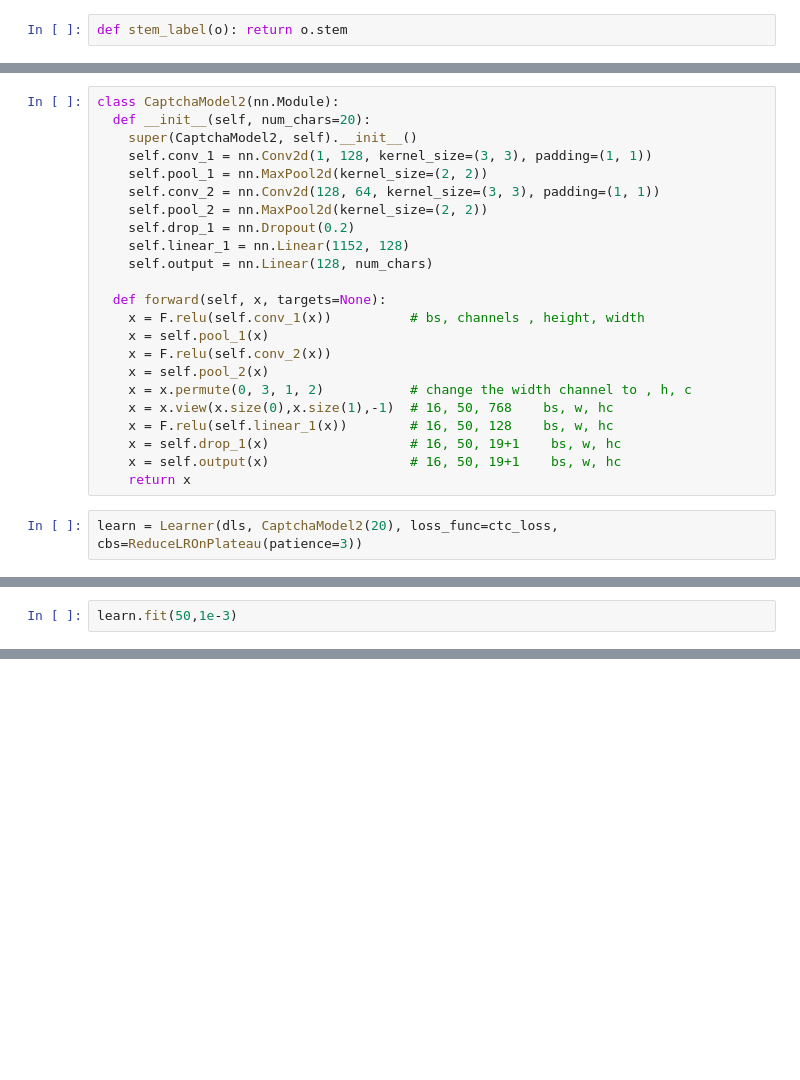
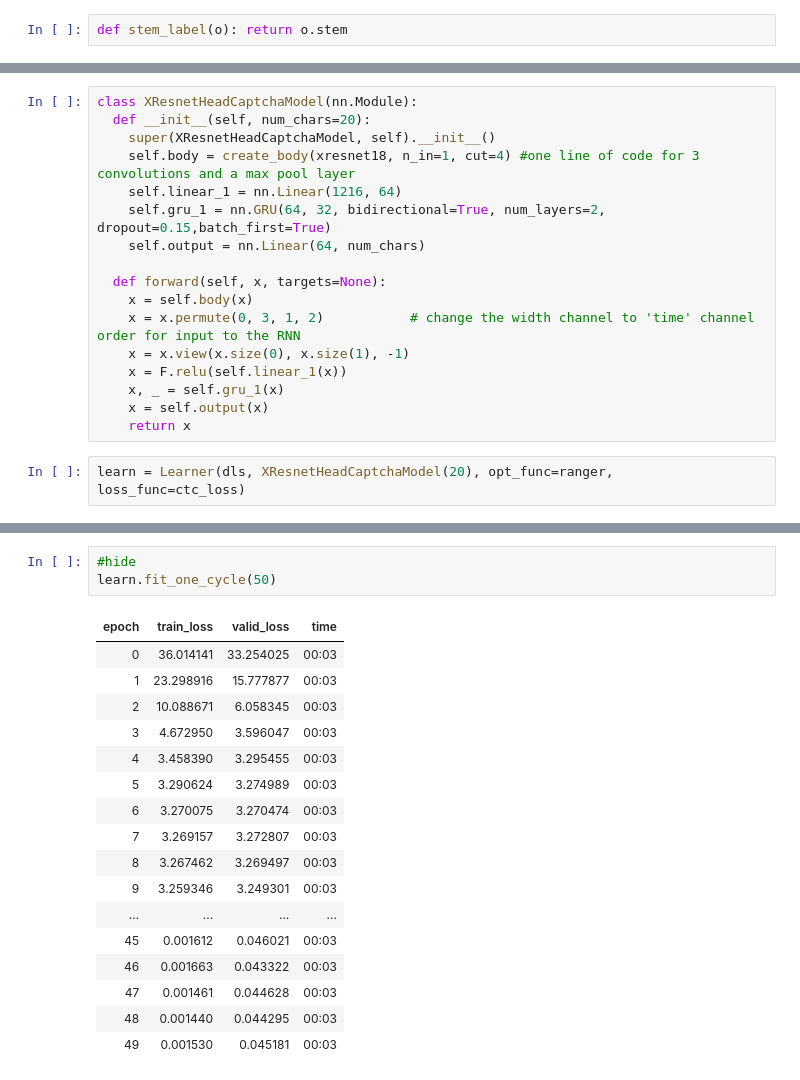
Before and after one commit to CJP123/hut8, a Jupyter notebook: _notebooks/2020_08_27_Captcha_Fastai_DataBlock_and_CTC_Loss.ipynb, the cells around one changed output, grey strips where cells are left out. Cells and saved outputs as stored; diff of their text form; blank space fills up the shorter version.

```diff
--- a/_notebooks/2020_08_27_Captcha_Fastai_DataBlock_and_CTC_Loss.ipynb
+++ b/_notebooks/2020_08_27_Captcha_Fastai_DataBlock_and_CTC_Loss.ipynb
@@ -265,25 +195,19 @@ The model above combines a CNN and RNN. The CNN is permuted and reshaped before
 # %%
-class CaptchaModel2(nn.Module):
+class XResnetHeadCaptchaModel(nn.Module):
   def __init__(self, num_chars=20):
-    super(CaptchaModel2, self).__init__()
-    self.conv_1 = nn.Conv2d(1, 128, kernel_size=(3, 3), padding=(1, 1))
-    self.pool_1 = nn.MaxPool2d(kernel_size=(2, 2))
-    self.conv_2 = nn.Conv2d(128, 64, kernel_size=(3, 3), padding=(1, 1))
-    self.pool_2 = nn.MaxPool2d(kernel_size=(2, 2))
-    self.drop_1 = nn.Dropout(0.2)
-    self.linear_1 = nn.Linear(1152, 128)
-    self.output = nn.Linear(128, num_chars)
+    super(XResnetHeadCaptchaModel, self).__init__()
+    self.body = create_body(xresnet18, n_in=1, cut=4) #one line of code for 3 convolutions and a max pool layer
+    self.linear_1 = nn.Linear(1216, 64)
+    self.gru_1 = nn.GRU(64, 32, bidirectional=True, num_layers=2, dropout=0.15,batch_first=True)
+    self.output = nn.Linear(64, num_chars)
 
   def forward(self, x, targets=None):
-    x = F.relu(self.conv_1(x))          # bs, channels , height, width
-    x = self.pool_1(x)
-    x = F.relu(self.conv_2(x))
-    x = self.pool_2(x)
-    x = x.permute(0, 3, 1, 2)           # change the width channel to , h, c
-    x = x.view(x.size(0),x.size(1),-1)  # 16, 50, 768    bs, w, hc
-    x = F.relu(self.linear_1(x))        # 16, 50, 128    bs, w, hc
-    x = self.drop_1(x)                  # 16, 50, 19+1    bs, w, hc
-    x = self.output(x)                  # 16, 50, 19+1    bs, w, hc
+    x = self.body(x)
+    x = x.permute(0, 3, 1, 2)           # change the width channel to 'time' channel order for input to the RNN
+    x = x.view(x.size(0), x.size(1), -1)
+    x = F.relu(self.linear_1(x))
+    x, _ = self.gru_1(x)
+    x = self.output(x)
     return x
 # %%
-learn = Learner(dls, CaptchaModel2(20), loss_func=ctc_loss, cbs=ReduceLROnPlateau(patience=3))
+learn = Learner(dls, XResnetHeadCaptchaModel(20), opt_func=ranger, loss_func=ctc_loss)
@@ -296,2 +213,0 @@ SuggestedLRs(lr_min=0.03019951581954956, lr_steep=0.0003981071640737355)
-# %%
-learn.fit(50,1e-3)
@@ -326,3 +214,24 @@ Epoch 47: reducing lr to 1.0000000000000002e-13
+# %%
+#hide
+learn.fit_one_cycle(50)
+# %% [output]
+| epoch | train_loss | valid_loss | time |
+| 0 | 36.014141 | 33.254025 | 00:03 |
+| 1 | 23.298916 | 15.777877 | 00:03 |
+| 2 | 10.088671 | 6.058345 | 00:03 |
+| 3 | 4.672950 | 3.596047 | 00:03 |
+| 4 | 3.458390 | 3.295455 | 00:03 |
+| 5 | 3.290624 | 3.274989 | 00:03 |
+| 6 | 3.270075 | 3.270474 | 00:03 |
+| 7 | 3.269157 | 3.272807 | 00:03 |
+| 8 | 3.267462 | 3.269497 | 00:03 |
+| 9 | 3.259346 | 3.249301 | 00:03 |
+| ... | ... | ... | ... |
+| 45 | 0.001612 | 0.046021 | 00:03 |
+| 46 | 0.001663 | 0.043322 | 00:03 |
+| 47 | 0.001461 | 0.044628 | 00:03 |
+| 48 | 0.001440 | 0.044295 | 00:03 |
+| 49 | 0.001530 | 0.045181 | 00:03 |
 # %%
 show_output()
 # %% [output]
```
Also changed, not shown: parts of 49 cells of this notebook.
